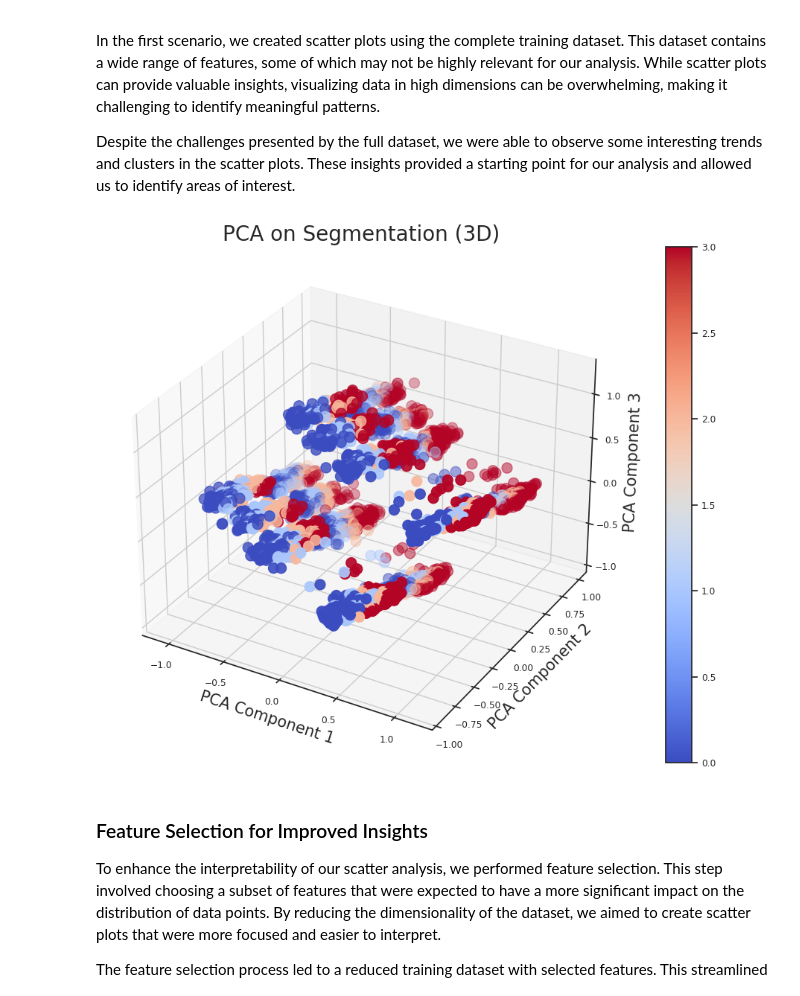
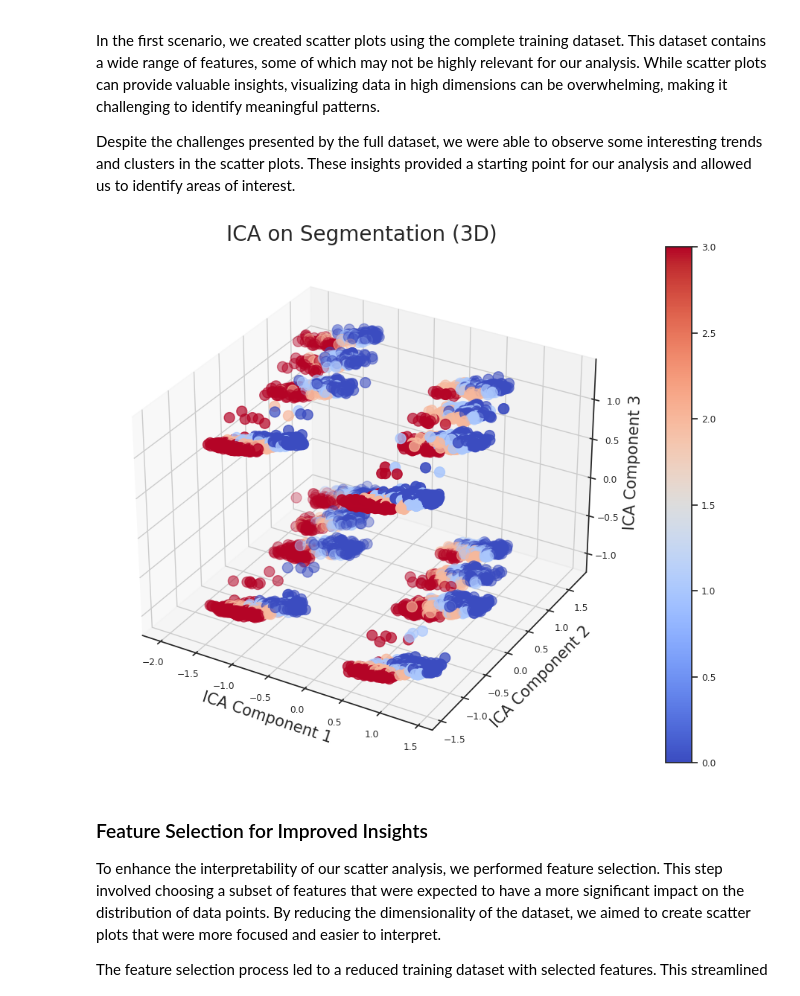
Before and after one commit to lucas-bruzzone/Customer-Segmentation, a Jupyter notebook: customer-segmentation.ipynb, the cells around one changed output. Drawn from its saved outputs; the diff is of its cells as text; code cells hidden in the pictures.

```diff
--- a/customer-segmentation.ipynb
+++ b/customer-segmentation.ipynb
@@ -294,6 +293,7 @@ class Decomp:
         self.n_components = n_components
         self.method = method
         self.scaler_method = scaler_method
+        self.mixing_ = None
 
     def dimension_reduction(self, df):
         X_reduced = self.dimension_method(df)
@@ -315,10 +315,19 @@ class Decomp:
         elif self.method == "ica":
             comp = FastICA(n_components=self.n_components, whiten='unit-variance', random_state=0)
             X_reduced = comp.fit_transform(X)
+            self.mixing_ = comp.mixing_  # Store the mixing_ matrix
         else:
             raise ValueError(f"Invalid method name: {method}")
 
+
         return X_reduced
+
+    def get_mixing_matrix(self):
+        if self.method == "ica":
+            return self.mixing_
+        else:
+            raise ValueError("Mixing matrix is only available for ICA dimensionality reduction method.")
+
 
     def scaler(self, df):
         _df = df.copy()
@@ -357,7 +366,7 @@ class Decomp:
             plt.xlabel(f"{label} Component 1", fontsize=15)
             plt.ylabel(f"{label} Component 2", fontsize=15)
         elif self.n_components == 3:
-            # Gráfico 3D com cmap='coolwarm'
+            # Gráfico 3D
             fig = plt.figure(figsize=(16, 9))
             ax = fig.add_subplot(111, projection='3d')
             scatter = ax.scatter(tmp[f"{label}_0"], tmp[f"{label}_1"], tmp[f"{label}_2"], c=tmp[hue], cmap='coolwarm', s=100)
@@ -365,21 +374,20 @@ class Decomp:
             ax.set_ylabel(f"{label} Component 2", fontsize=15)
             ax.set_zlabel(f"{label} Component 3", fontsize=15)
             plt.title(f'{label} on {hue} (3D)', fontsize=20)
-            # Adicione uma legenda de cor
             fig.colorbar(scatter)
         plt.show()
 # %%
 data = train.copy()
-method = 'pca'
+method = 'ica'
 
 decomp = Decomp(n_components=3, method=method, scaler_method='minmax')
 decomp_feature = decomp.dimension_reduction(data)
 decomp_feature = pd.concat([train['Segmentation'], decomp_feature], axis=1)
 decomp.decomp_plot(decomp_feature, method.upper(), 'Segmentation')
 
 del data
 # %% [output]
-[figure, old version]
+[figure, new version]
 # %% [markdown]
 ### Feature Selection for Improved Insights
 
```
Also changed, not shown: parts of 18 cells of this notebook.
